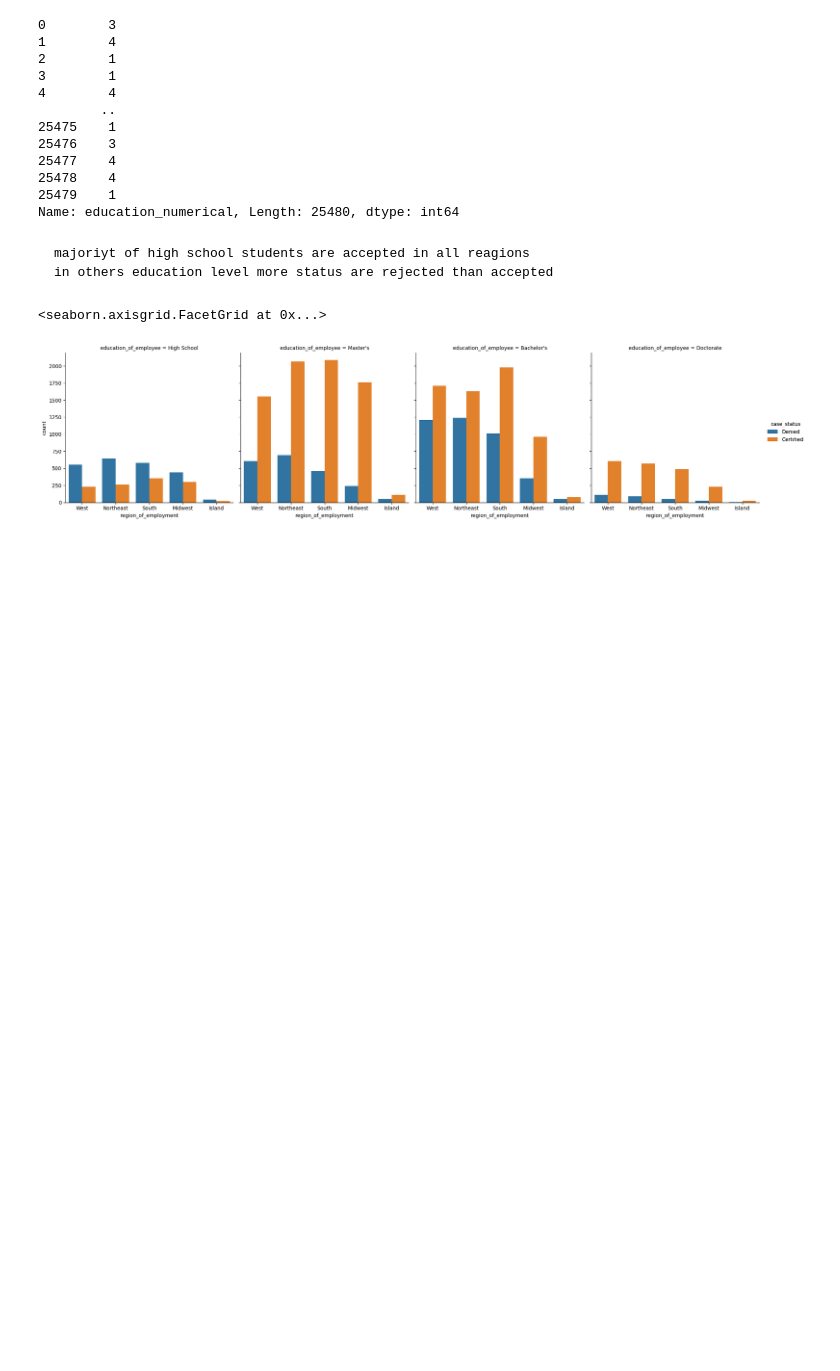
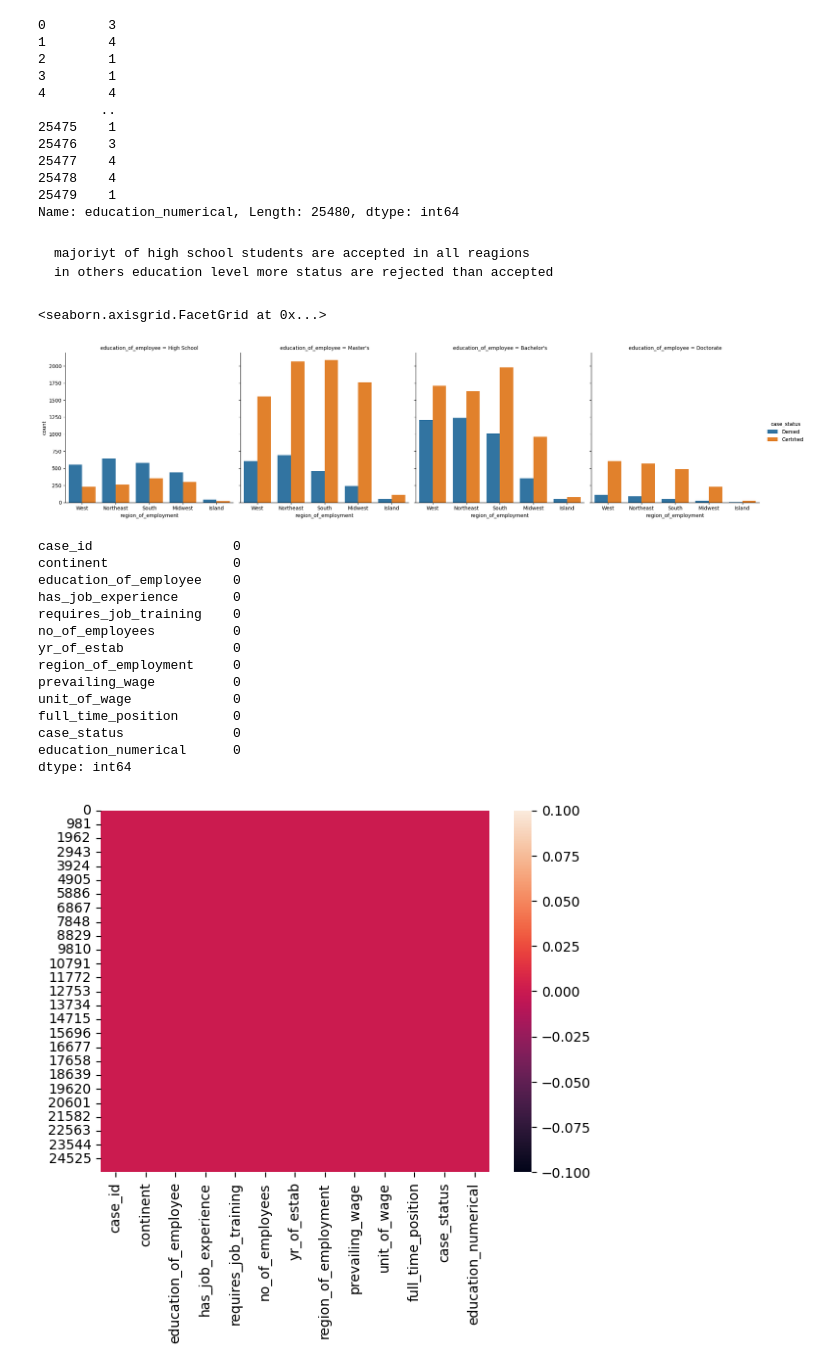
Before and after one commit to Lomesh2000/ML-Project-END-to-END, a Jupyter notebook: notebook/EDA.ipynb, the cells around one changed output. Saved outputs shown, nothing was run; the diff lists cells and outputs as text; code cells hidden in the pictures; blank space fills up the shorter version.

```diff
--- a/notebook/EDA.ipynb
+++ b/notebook/EDA.ipynb
@@ -126,3 +116,22 @@ sns.catplot(x='region_of_employment', y=None, hue='case_status', col='education_
 # %% [output]
 <seaborn.axisgrid.FacetGrid at 0x...>
 [figure]
+# %%
+sns.heatmap(data.isnull())
+print(data.isnull().sum())
+# %% [output]
+case_id                  0
+continent                0
+education_of_employee    0
+has_job_experience       0
+requires_job_training    0
+no_of_employees          0
+yr_of_estab              0
+region_of_employment     0
+prevailing_wage          0
+unit_of_wage             0
+full_time_position       0
+case_status              0
+education_numerical      0
+dtype: int64
+[figure, added]
```
Also changed, not shown: parts of 19 cells of this notebook, 3 other files.
